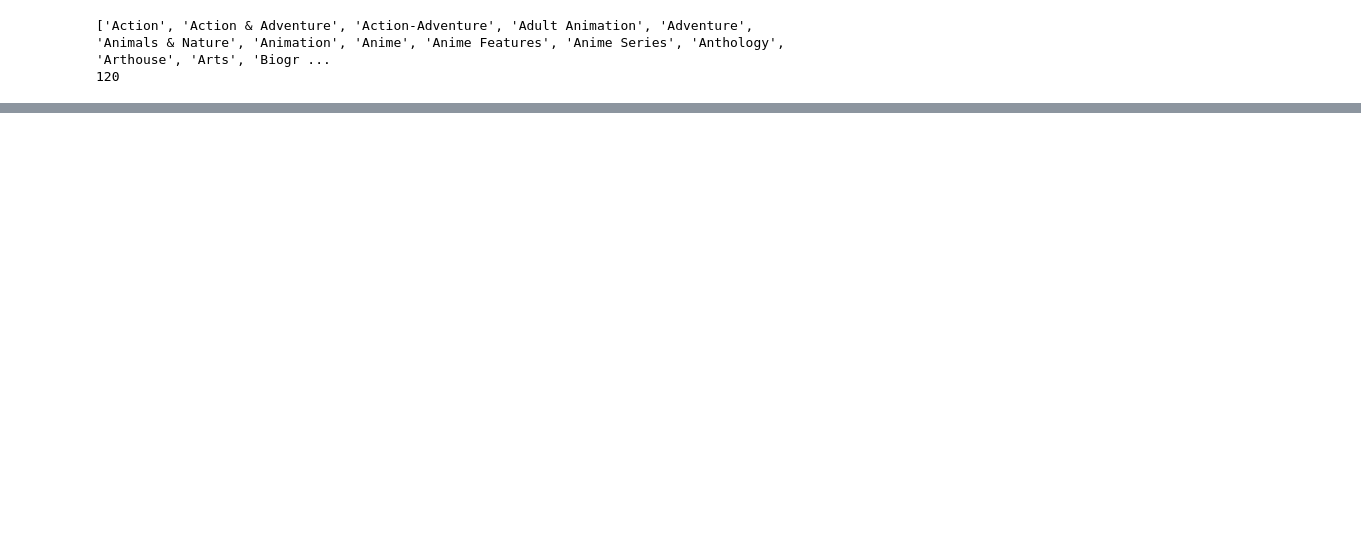
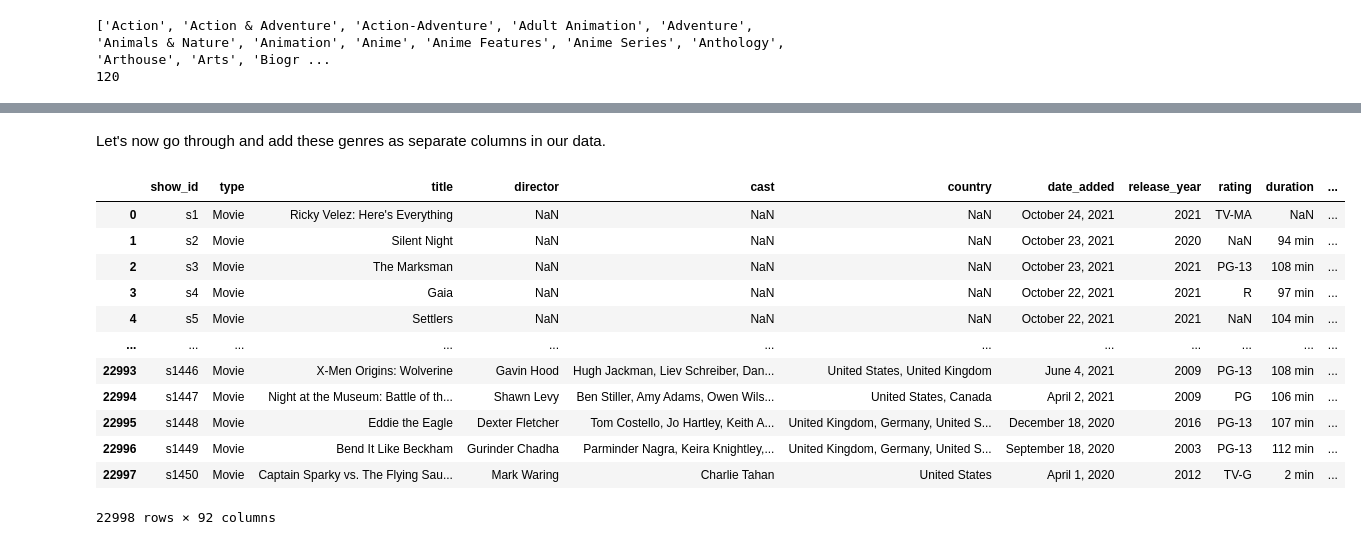
Before and after one commit to enau7/TV-Popularity-Project, a Jupyter notebook: Data/genre_exploration.ipynb, the cells around one changed output, grey strips where cells are left out. Cells and saved outputs as stored; diff of their text form; code cells hidden in the pictures; blank space fills up the shorter version.

```diff
--- a/Data/genre_exploration.ipynb
+++ b/Data/genre_exploration.ipynb
@@ -31,0 +90,33 @@ We should check to make sure no other genre names have commas in them like this.
+# %% [markdown]
+Let's now go through and add these genres as separate columns in our data.
+# %%
+df = pd.read_csv("data/streaming_titles.csv")
+for i in range(len(df)):
+    elem = df.loc[i,'listed_in']
+    if type(elem) != str:
+        continue
+    splitted = elem.split(', ')
+    for k in splitted:
+        key = [k]
+        if k in genre_reduction:
+            key = genre_reduction[k]
+        for l in key:
+            df.loc[i,"genre." + l.replace(" ", "_")] = True
+
+df.fillna({x : False for x in df.columns[pd.Series(df.columns).str.startswith("genre")]}, inplace=True)
+
+df
+# %% [output]
+|  | show_id | type | title | director | cast | country | date_added | release_year | rating | duration | ... |
+| 0 | s1 | Movie | Ricky Velez: Here's Everything | NaN | NaN | NaN | October 24, 2021 | 2021 | TV-MA | NaN | ... |
+| 1 | s2 | Movie | Silent Night | NaN | NaN | NaN | October 23, 2021 | 2020 | NaN | 94 min | ... |
+| 2 | s3 | Movie | The Marksman | NaN | NaN | NaN | October 23, 2021 | 2021 | PG-13 | 108 min | ... |
+| 3 | s4 | Movie | Gaia | NaN | NaN | NaN | October 22, 2021 | 2021 | R | 97 min | ... |
+| 4 | s5 | Movie | Settlers | NaN | NaN | NaN | October 22, 2021 | 2021 | NaN | 104 min | ... |
+| ... | ... | ... | ... | ... | ... | ... | ... | ... | ... | ... | ... |
+| 22993 | s1446 | Movie | X-Men Origins: Wolverine | Gavin Hood | Hugh Jackman, Liev Schreiber, Dan... | United States, United Kingdom | June 4, 2021 | 2009 | PG-13 | 108 min | ... |
+| 22994 | s1447 | Movie | Night at the Museum: Battle of th... | Shawn Levy | Ben Stiller, Amy Adams, Owen Wils... | United States, Canada | April 2, 2021 | 2009 | PG | 106 min | ... |
+| 22995 | s1448 | Movie | Eddie the Eagle | Dexter Fletcher | Tom Costello, Jo Hartley, Keith A... | United Kingdom, Germany, United S... | December 18, 2020 | 2016 | PG-13 | 107 min | ... |
+| 22996 | s1449 | Movie | Bend It Like Beckham | Gurinder Chadha | Parminder Nagra, Keira Knightley,... | United Kingdom, Germany, United S... | September 18, 2020 | 2003 | PG-13 | 112 min | ... |
+| 22997 | s1450 | Movie | Captain Sparky vs. The Flying Sau... | Mark Waring | Charlie Tahan | United States | April 1, 2020 | 2012 | TV-G | 2 min | ... |
+22998 rows × 92 columns
```
Also changed, not shown: parts of 5 cells of this notebook, 3 other files.
